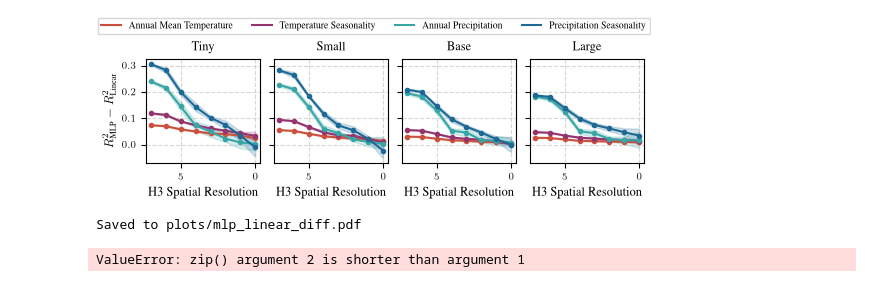
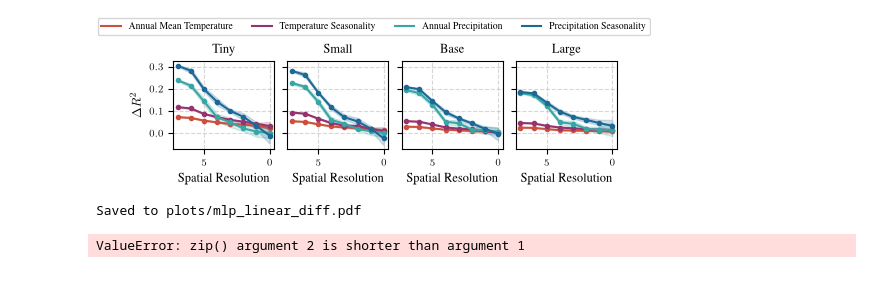
Before and after one commit to kdybek/terramind_probing, a Jupyter notebook: plots.ipynb, the cells around one changed output. Drawn from its saved outputs; the diff is of its cells as text; code cells hidden in the pictures.

```diff
--- a/plots.ipynb
+++ b/plots.ipynb
@@ -119,7 +255,7 @@ color_handles = [
 os.environ["PATH"] += os.pathsep + "/Library/TeX/texbin"
 
 plt.rcParams.update(bundles.iclr2024())
-plt.rcParams.update(figsizes.iclr2024(nrows=1, ncols=3, height_to_width_ratio=0.9, rel_width=0.8))
+plt.rcParams.update(figsizes.iclr2024(nrows=1, ncols=3, height_to_width_ratio=1.0, rel_width=0.8))
 plt.rcParams.update({
     "text.latex.preamble": r"\usepackage{times}\usepackage{amsmath}",
     "text.usetex": True,
@@ -176,19 +312,21 @@ for ax, plot in zip(axes, ["linear", "mlp", "diff"], strict=True):
         ax.plot(RESOLUTIONS, means, label=TARGET_LABELS[tgt], color=TARGET_COLORS[tgt], marker="o", markersize=MARKER_SIZE)
         ax.fill_between(RESOLUTIONS, los, his, color=TARGET_COLORS[tgt], alpha=0.2)
 
-    ax.set_xlabel("H3 Spatial Resolution")
+    ax.set_xlabel("Spatial Resolution")
     if plot == "linear":
-        ax.set_ylabel("$R^2_{\\text{Linear}}$")
+        ax.set_ylabel("$R^2$")
+        ax.set_title("Linear")
     elif plot == "mlp":
-        ax.set_ylabel("$R^2_{\\text{MLP}}$")
+        ax.set_title("MLP")
     else:
-        ax.set_ylabel("$R^2_{\\text{MLP}} - R^2_{\\text{Linear}}$")
+        ax.set_ylabel("$\\Delta R^2$")
+        ax.set_title("MLP - Linear")
     ax.invert_xaxis()
     ax.grid(True, linestyle="--", alpha=0.5)
 
 fig.legend(handles=color_handles, loc="upper center", ncol=4, bbox_to_anchor=(0.5, 1.2))
 
-plt.savefig("plots/figure1.pdf", bbox_inches="tight")
+plt.savefig("plots/probes_across_spatial_resolutions.pdf", bbox_inches="tight")
 plt.show()
-print("\nSaved to plots/figure1.pdf")
+print("\nSaved to plots/probes_across_spatial_resolutions.pdf")
 # %% [output]
@@ -355,7 +448,7 @@ color_handles = [
 os.environ["PATH"] += os.pathsep + "/Library/TeX/texbin"
 
 plt.rcParams.update(bundles.iclr2024())
-plt.rcParams.update(figsizes.iclr2024(nrows=1, ncols=4, height_to_width_ratio=1.2, rel_width=1.0))
+plt.rcParams.update(figsizes.iclr2024(nrows=1, ncols=4, height_to_width_ratio=1.2, rel_width=0.9))
 plt.rcParams.update({
     "text.latex.preamble": r"\usepackage{times}\usepackage{amsmath}",
     "text.usetex": True,
@@ -382,40 +475,40 @@ for model in MODEL_NAMES:
 
                 scores = sub_df['val_r2'].values
                 cache[(model, resolution, target, regressor)] = scores
 
-fig, axes = plt.subplots(1, 4, sharey=True)
-for ax, model in zip(axes, MODEL_NAMES, strict=True):
+fig, axes = plt.subplots(1, 4, sharey=True, sharex=True)
+for ax, model in zip(axes.flatten(), MODEL_NAMES, strict=True):
     for tgt in TARGET_NAMES:
         means = []
         los = []
         his = []
         for res in RESOLUTIONS:
             scores_mlp = cache[(model, res, tgt, "mlp")]
             scores_linear = cache[(model, res, tgt, "linear")]
             gaps = [mlp - linear for mlp, linear in zip(scores_mlp, scores_linear)]
             assert len(gaps) == 5
             mean, lower_ci, upper_ci = mean_bootstrap_ci(gaps)
             means.append(mean)
             los.append(lower_ci)
             his.append(upper_ci)
 
         ax.plot(RESOLUTIONS, means, label=TARGET_LABELS[tgt], color=TARGET_COLORS[tgt], marker="o", markersize=MARKER_SIZE)
         ax.fill_between(RESOLUTIONS, los, his, color=TARGET_COLORS[tgt], alpha=0.2)
 
     ax.set_title(MODEL_LABELS[model])
-    ax.set_xlabel("H3 Spatial Resolution")
-    ax.invert_xaxis()
     ax.grid(True, linestyle="--", alpha=0.5)
+    ax.set_xlabel("Spatial Resolution")
 
-axes[0].set_ylabel("$R^2_{\\text{MLP}} - R^2_{\\text{Linear}}$")
+axes[0].invert_xaxis()
+axes[0].set_ylabel("$\\Delta R^2$")
 
-fig.legend(handles=color_handles, loc="upper center", ncol=4, bbox_to_anchor=(0.5, 1.15))
+fig.legend(handles=color_handles, loc="upper center", ncol=4, bbox_to_anchor=(0.5, 1.18))
 
 plt.savefig("plots/mlp_linear_diff.pdf", bbox_inches="tight")
 plt.show()
 print("\nSaved to plots/mlp_linear_diff.pdf")
 # %% [output]
-[figure, old version]
+[figure, new version]
 Saved to plots/mlp_linear_diff.pdf
 # %%
 import os
```
Also changed, not shown: parts of 5 cells of this notebook.
